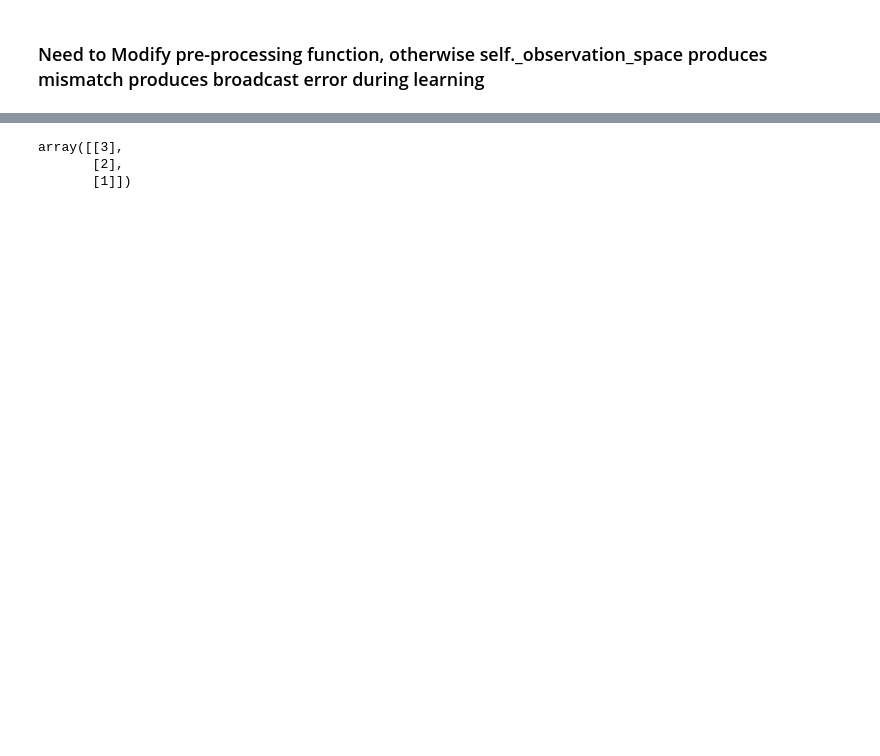
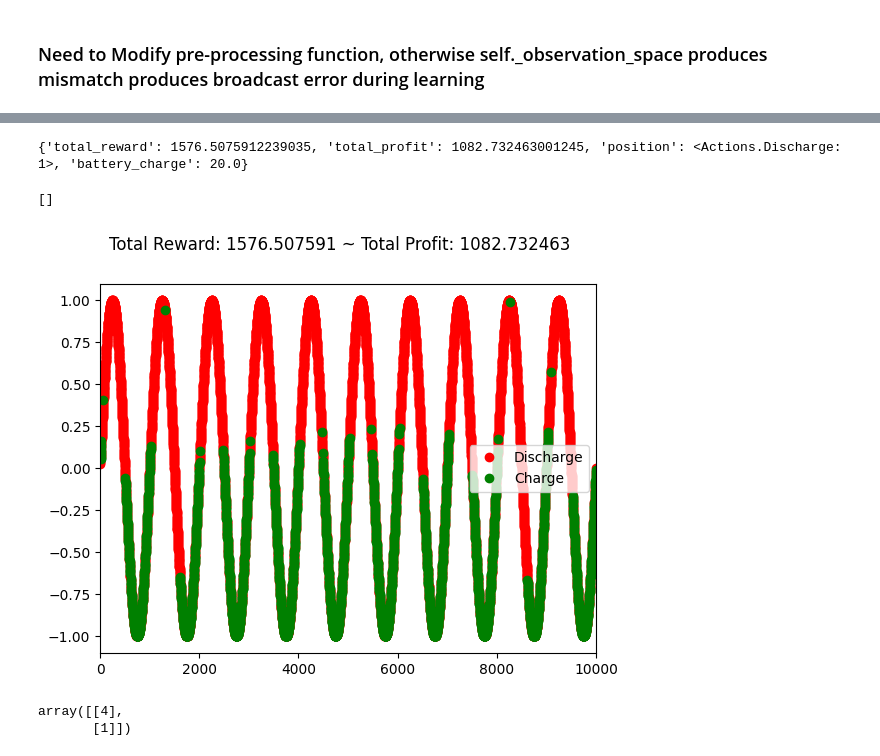
Before and after one commit to andrewrade/3001-RL-Grid-Battery-Management-Agent, a Jupyter notebook: environment.ipynb, the cells around one changed output, grey strips where cells are left out. Cells and saved outputs as stored; diff of their text form; code cells hidden in the pictures; blank space fills up the shorter version.

Commit message:
PPO agent trading on sinusoid

```diff
--- a/environment.ipynb
+++ b/environment.ipynb
@@ -23,5 +21,6 @@ df.head()
 # %%
-my_dataframe = pd.read_csv("RandomCloseValues.csv")
+my_dataframe = pd.read_csv("sinusoidal_data_10000_multi_period.csv")
+plt.plot(my_dataframe)
 # %%
 env = PowerTradingEnv(df=my_dataframe, window_size=3, frame_bound=(10, 100))
 obs = env.reset()
@@ -67,8 +55,6 @@ venv = make_vec_env(lambda: PowerTradingEnv(df=my_dataframe, window_size=3, fram
 # %% [markdown]
 ### Need to Modify pre-processing function, otherwise self._observation_space produces mismatch produces broadcast error during learning
 # %%
-model = DQN('MlpPolicy', venv)
-model.learn(total_timesteps=10000,
-            log_interval=10000,
-            progress_bar=True)
+model = PPO('MlpPolicy', venv, verbose=1)
+model.learn(total_timesteps=100000)
 # %% [output]
@@ -80,3 +79,22 @@ DEBUG:Comm:handle_msg[c02b12d4752d4325acfb22154fb108b7]({'header': {'date': date
+# %%
+env2 = PowerTradingEnv(df=my_dataframe, window_size=3, frame_bound=(10, 100))
+obs = env2.reset()
+obs = obs[0]
+
+for i in range(len(my_dataframe)):
+    action, states = model.predict(obs)
+    obs, rewards, term, trunc, info = env2.step(action)
+    if term or trunc:
+        pos = env2.render_all()
+        print(info)
+        env2.reset()
+
+
+plt.plot()
+# %% [output]
+{'total_reward': 1576.5075912239035, 'total_profit': 1082.732463001245, 'position': <Actions.Discharge: 1>, 'battery_charge': 20.0}
+[]
+[figure, added]
 # %%
 from collections import deque
 
@@ -85,6 +103,6 @@ x.append([1, 2, 3])
 # %%
+x.append(4)
 np.flip(np.array(x).reshape(-1, 1))
 # %% [output]
-array([[3],
-       [2],
+array([[4],
        [1]])
```
Also changed, not shown: parts of 9 cells of this notebook, 2 other files.
